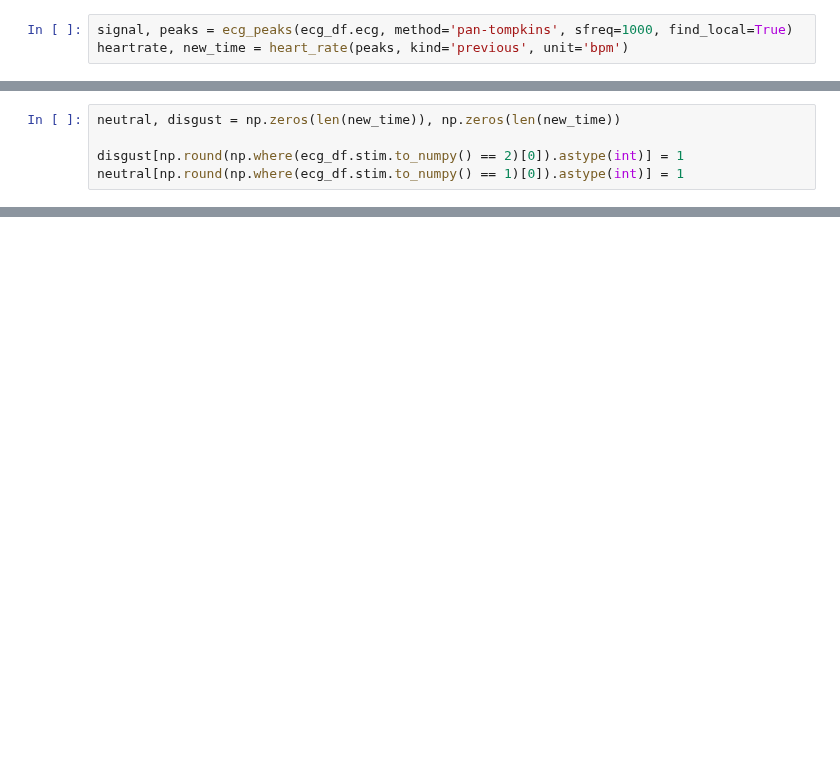
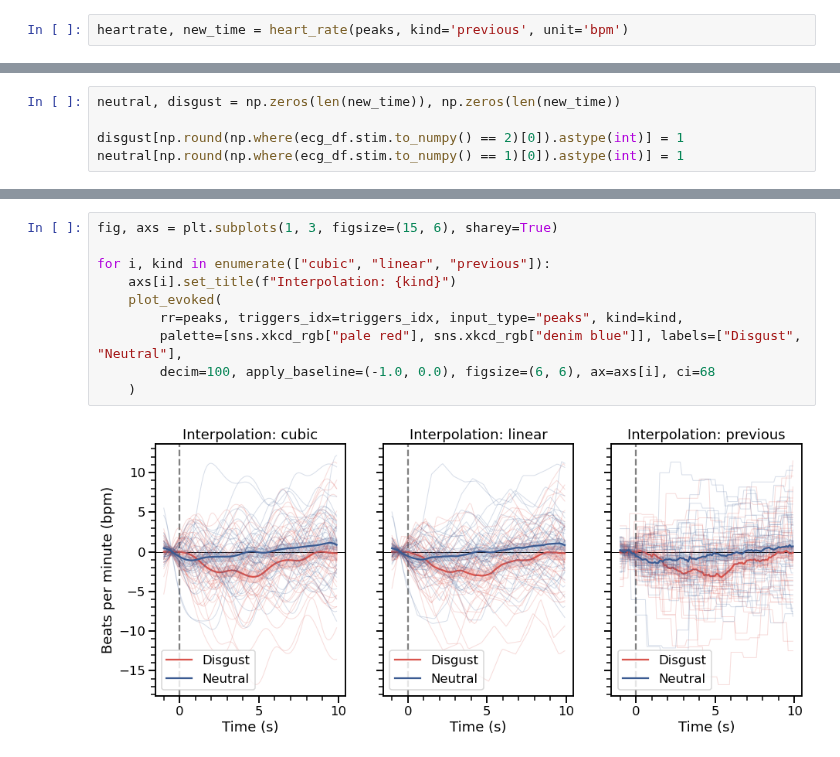
Before and after one commit to embodied-computation-group/systole, a Jupyter notebook: source/notebooks/5-InstantaneousHeartRate.ipynb, the cells around one changed output, grey strips where cells are left out. Saved outputs shown, nothing was run; the diff lists cells and outputs as text; blank space fills up the shorter version.

```diff
--- a/source/notebooks/5-InstantaneousHeartRate.ipynb
+++ b/source/notebooks/5-InstantaneousHeartRate.ipynb
@@ -41,7 +78,6 @@ show(
 # %% [markdown]
 Finding R peaks and extract instantaneous heart rate.
 # %%
-signal, peaks = ecg_peaks(ecg_df.ecg, method='pan-tompkins', sfreq=1000, find_local=True)
 heartrate, new_time = heart_rate(peaks, kind='previous', unit='bpm')
 # %% [markdown]
 Create stim vectors for neutral and discusting images separately. Here, 1 encode the presentation of an image.
@@ -81,0 +149,12 @@ plt.tight_layout()
+# %%
+fig, axs = plt.subplots(1, 3, figsize=(15, 6), sharey=True)
+
+for i, kind in enumerate(["cubic", "linear", "previous"]):
+    axs[i].set_title(f"Interpolation: {kind}")
+    plot_evoked(
+        rr=peaks, triggers_idx=triggers_idx, input_type="peaks", kind=kind,
+        palette=[sns.xkcd_rgb["pale red"], sns.xkcd_rgb["denim blue"]], labels=["Disgust", "Neutral"],
+        decim=100, apply_baseline=(-1.0, 0.0), figsize=(6, 6), ax=axs[i], ci=68
+    )
+# %% [output]
+[figure, added]
```
Also changed, not shown: parts of 26 cells of this notebook, 7 other files.
